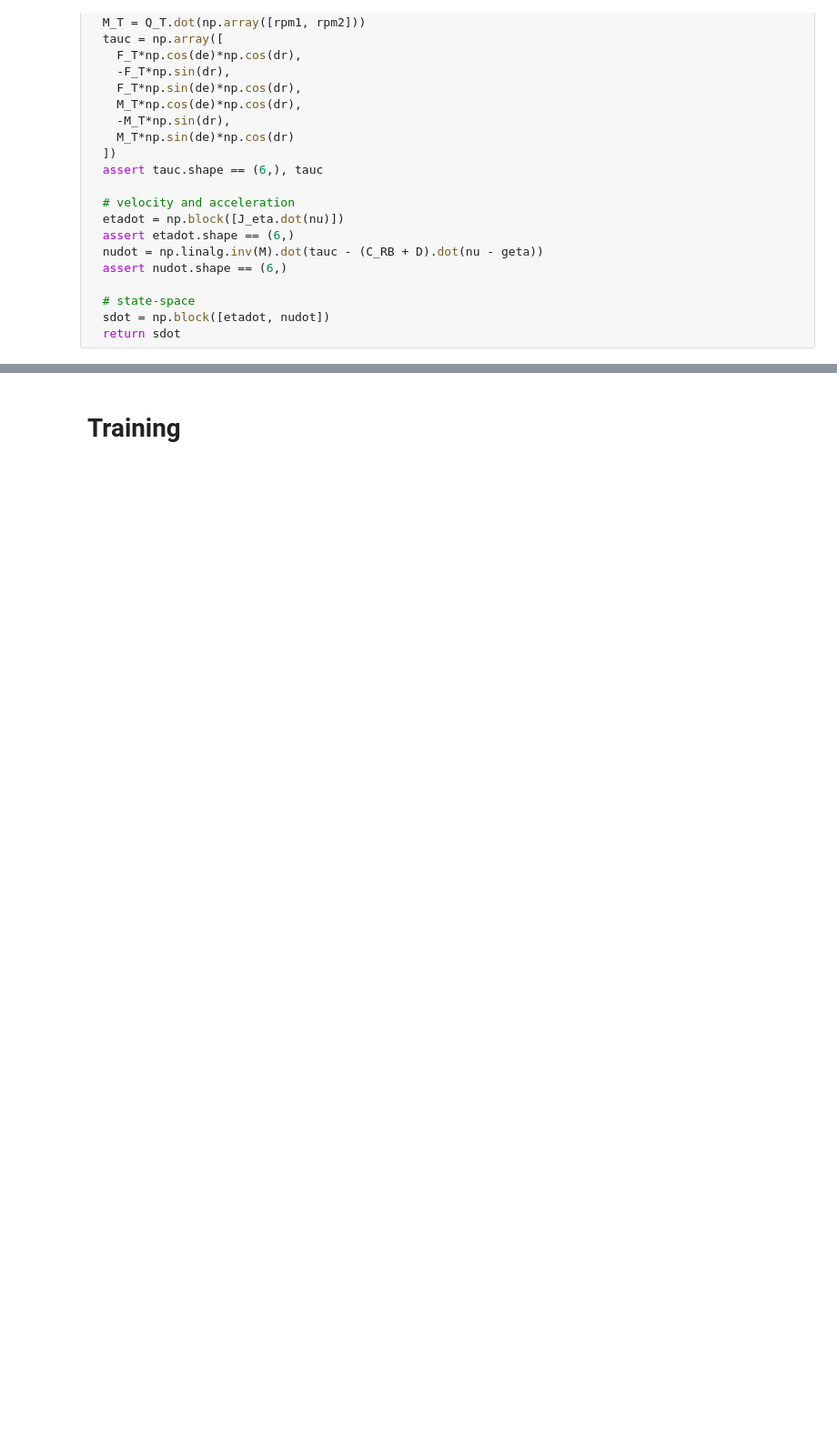
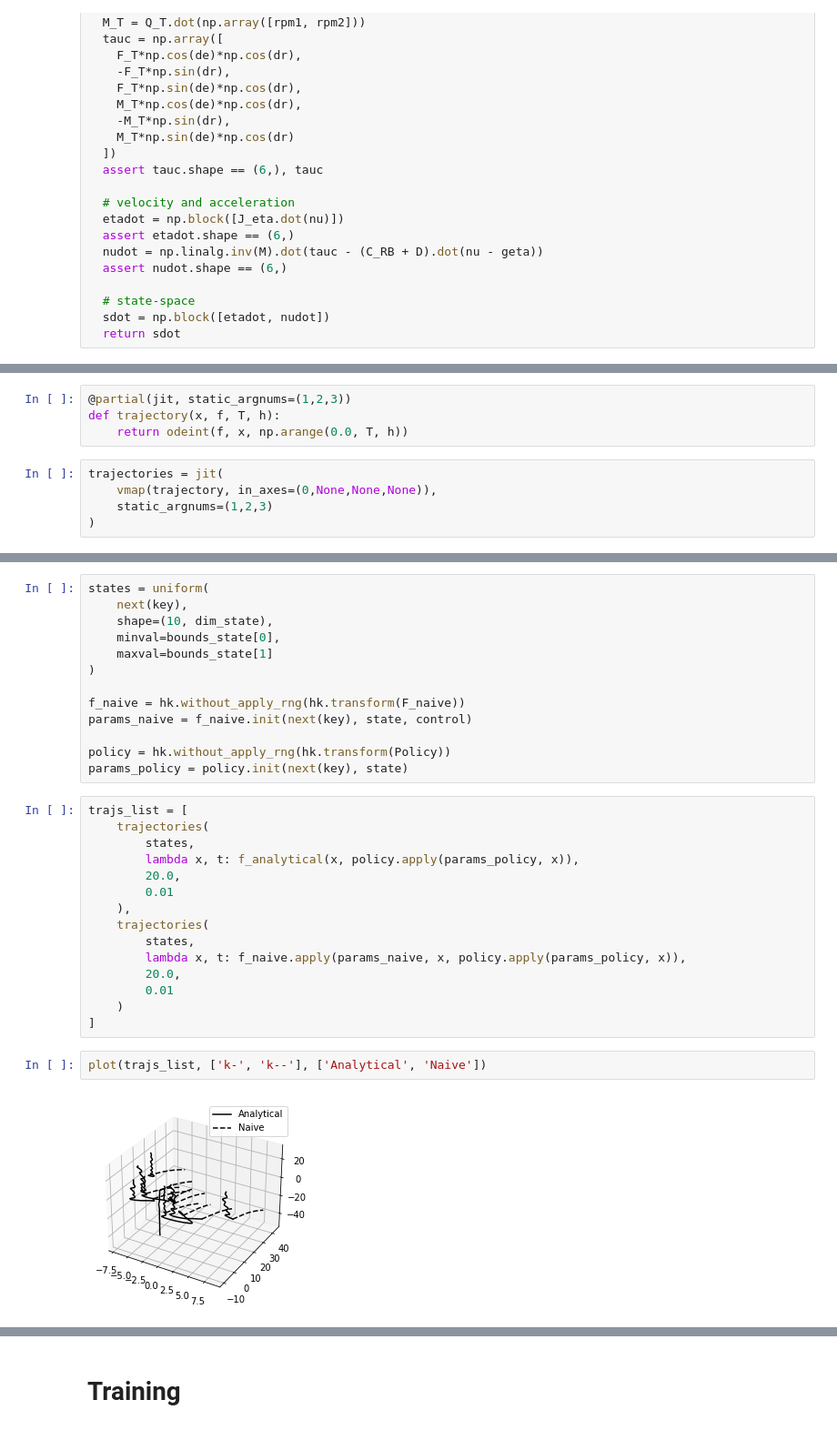
Before and after one commit to cisprague/bts-2021, a Jupyter notebook: notebooks/bts_2021.ipynb, the cells around one changed output, grey strips where cells are left out. Shown at 91% size. Drawn from its saved outputs; the diff is of its cells as text; blank space fills up the shorter version.

```diff
--- a/notebooks/bts_2021.ipynb
+++ b/notebooks/bts_2021.ipynb
@@ -381,0 +305,9 @@ grad_loss_naive = jit(grad(loss_naive, argnums=0, has_aux=True))
+# %%
+@partial(jit, static_argnums=(1,2,3))
+def trajectory(x, f, T, h):
+    return odeint(f, x, np.arange(0.0, T, h))
+# %%
+trajectories = jit(
+    vmap(trajectory, in_axes=(0,None,None,None)),
+    static_argnums=(1,2,3)
+)
@@ -381,0 +338,32 @@ grad_loss_naive = jit(grad(loss_naive, argnums=0, has_aux=True))
+# %%
+states = uniform(
+    next(key),
+    shape=(10, dim_state),
+    minval=bounds_state[0],
+    maxval=bounds_state[1]
+)
+
+f_naive = hk.without_apply_rng(hk.transform(F_naive))
+params_naive = f_naive.init(next(key), state, control)
+
+policy = hk.without_apply_rng(hk.transform(Policy))
+params_policy = policy.init(next(key), state)
+# %%
+trajs_list = [
+    trajectories(
+        states,
+        lambda x, t: f_analytical(x, policy.apply(params_policy, x)),
+        20.0,
+        0.01
+    ),
+    trajectories(
+        states,
+        lambda x, t: f_naive.apply(params_naive, x, policy.apply(params_policy, x)),
+        20.0,
+        0.01
+    )
+]
+# %%
+plot(trajs_list, ['k-', 'k--'], ['Analytical', 'Naive'])
+# %% [output]
+[figure, added]
```
Also changed, not shown: parts of 80 cells of this notebook.
